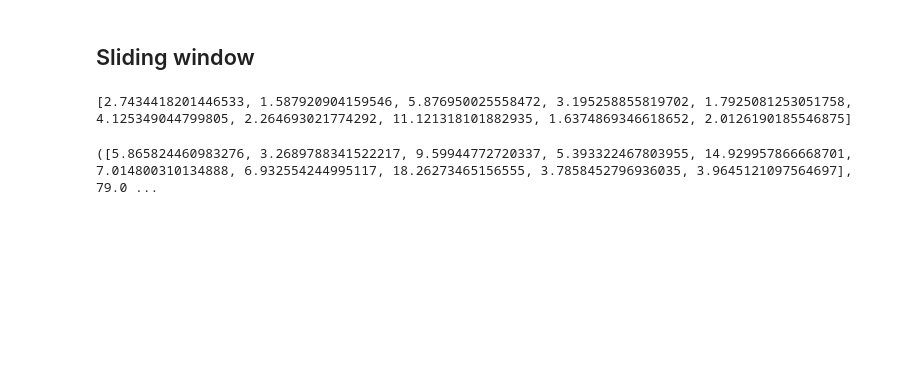
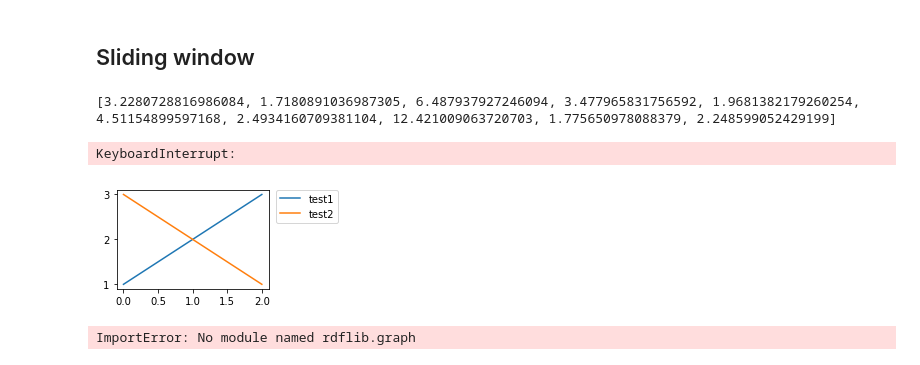
Before and after one commit to AdeleMortier/KCenters, a Jupyter notebook: Fully Dynamic k-center Clustering.ipynb, the cells around one changed output. Drawn from its saved outputs; the diff is of its cells as text; code cells hidden in the pictures; blank space fills up the shorter version.

```diff
--- a/Fully Dynamic k-center Clustering.ipynb
+++ b/Fully Dynamic k-center Clustering.ipynb
@@ -687,10 +688,8 @@ def sliding_window(window_width, n_operations, dataset_ids, k, eps_to_betas):
 window_width = 60000
 n_operations = 940000
 k = 20
-times = sliding_window(window_width, n_operations, dataset_ids, k, eps_to_betas)
+dataset_ids = id_to_coords.keys()
+times = sliding_window(id_to_coords, window_width, n_operations, dataset_ids, k, eps_to_betas)
 # %% [output]
-[2.7434418201446533, 1.587920904159546, 5.876950025558472, 3.195258855819702, 1.7925081253051758, 4.125349044799805, 2.264693021774292, 11.121318101882935, 1.6374869346618652, 2.0126190185546875]
+[3.2280728816986084, 1.7180891036987305, 6.487937927246094, 3.477965831756592, 1.9681382179260254, 4.51154899597168, 2.4934160709381104, 12.421009063720703, 1.775650978088379, 2.248599052429199]
+KeyboardInterrupt:
-# %%
-print(times, sum(times))
-# %% [output]
-([5.865824460983276, 3.2689788341522217, 9.59944772720337, 5.393322467803955, 14.929957866668701, 7.014800310134888, 6.932554244995117, 18.26273465156555, 3.7858452796936035, 3.9645121097564697], 79.0 ...
@@ -696,0 +709,35 @@ print(times, sum(times))
+# %%
+import matplotlib.pyplot as plt
+
+
+
+
+plt.subplot(223)
+plt.plot([1,2,3], label="test1")
+plt.plot([3,2,1], label="test2")
+# Place a legend to the right of this smaller subplot.
+plt.legend(bbox_to_anchor=(1.05, 1), loc=2, borderaxespad=0.)
+
+plt.show()
+# %% [output]
+[figure, added]
+# %%
+from rdflib.graph import Graph
+from pprint import pprint
+listName = BNode()
+g = Graph('IOMemory')
+listItem1 = BNode()
+listItem2 = BNode()
+g.add((listName, RDF.first, Literal(1)))
+g.add((listName, RDF.rest, listItem1))
+g.add((listItem1, RDF.first, Literal(2)))
+g.add((listItem1, RDF.rest, listItem2))
+g.add((listItem2, RDF.rest, RDF.nil))
+g.add((listItem2, RDF.first, Literal(3)))
+c = Collection(g,listName)
+pprint([term.n3() for term in c])
+[u'"1"^^<http://www.w3.org/2001/XMLSchema#integer>',
+ u'"2"^^<http://www.w3.org/2001/XMLSchema#integer>',
+ u'"3"^^<http://www.w3.org/2001/XMLSchema#integer>']
+# %% [output]
+ImportError: No module named rdflib.graph
```
Also changed, not shown: parts of 17 cells of this notebook, 55 other files.
